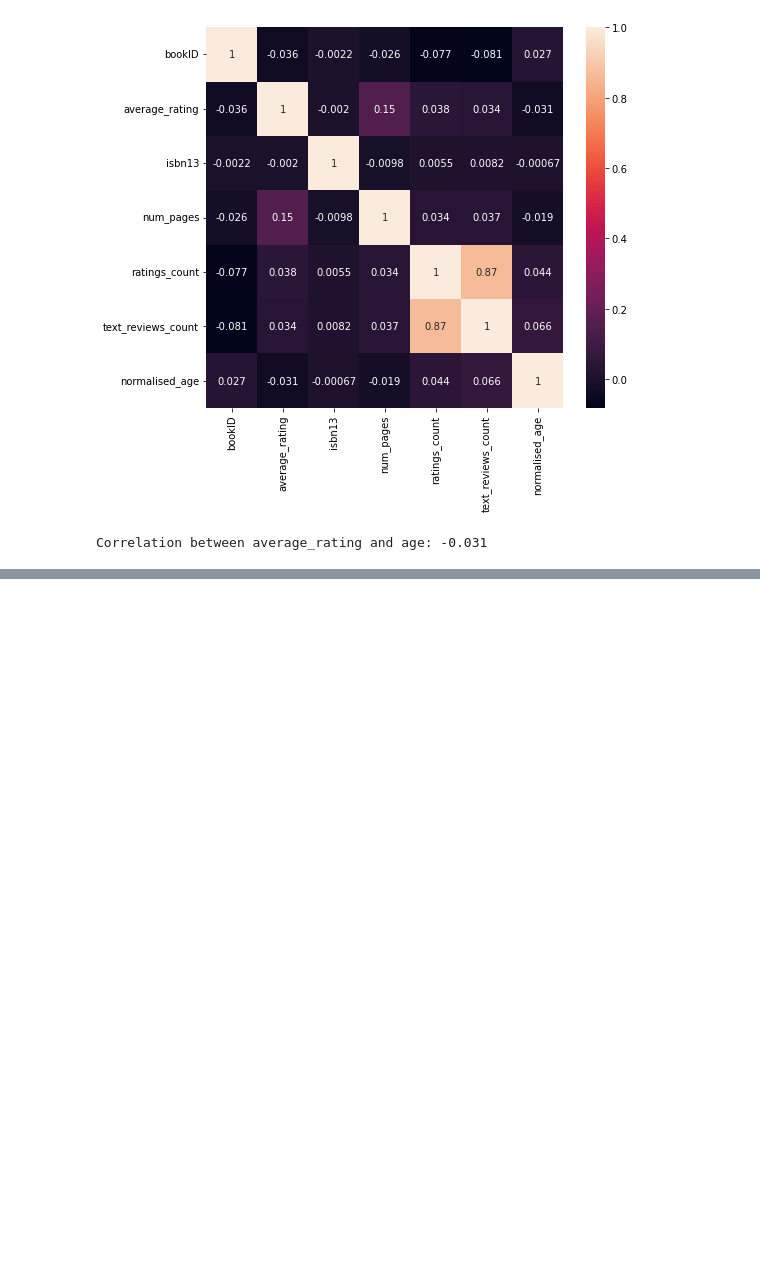
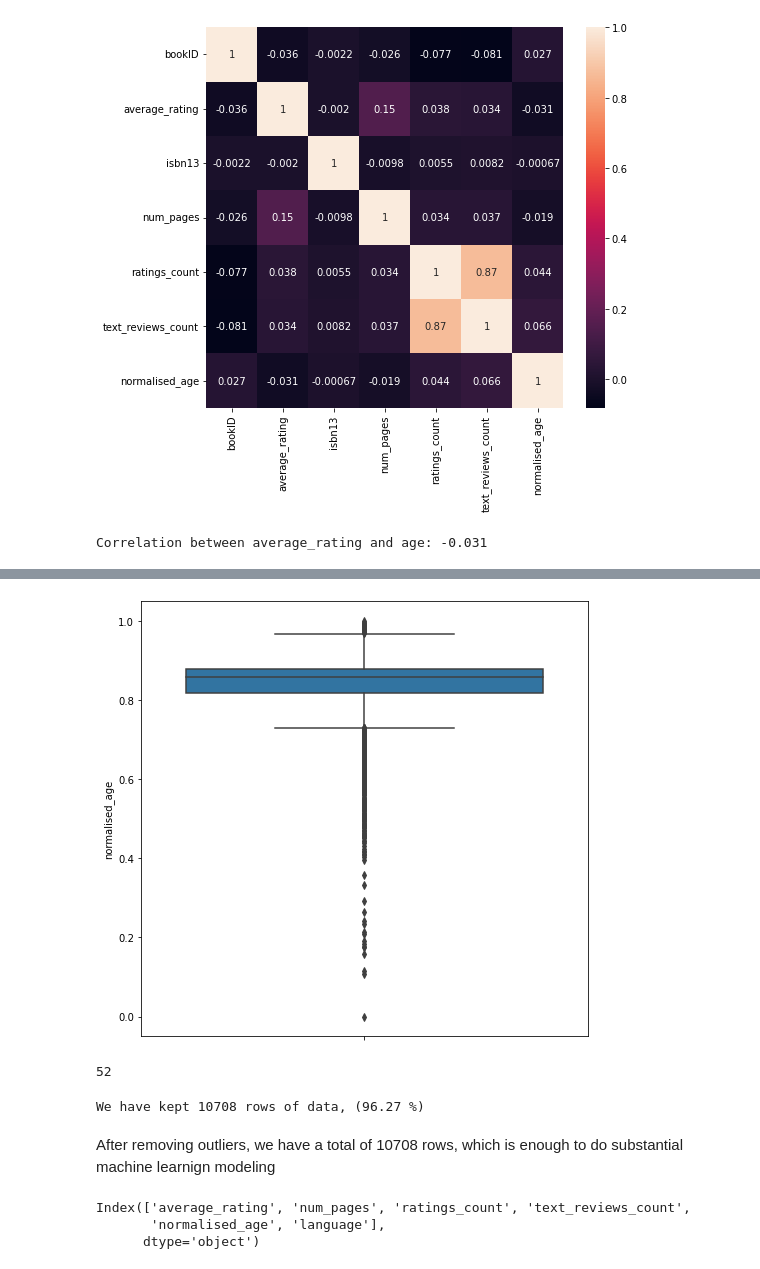
Before and after one commit to Attoumassa/book_rating_prediction_model, a Jupyter notebook: feature_engineering.ipynb, the cells around one changed output, grey strips where cells are left out. Saved outputs shown, nothing was run; the diff lists cells and outputs as text; code cells hidden in the pictures; blank space fills up the shorter version.

```diff
--- a/feature_engineering.ipynb
+++ b/feature_engineering.ipynb
@@ -249,0 +314,10 @@ Correlation between average_rating and language: 0.034
+# %%
+plt.figure(figsize=(8, 8))
+sns.boxplot(y=df['normalised_age'])
+plt.show()
+# %% [output]
+[figure, added]
+# %%
+df[df["normalised_age"] < 0.5].shape[0]
+# %% [output]
+52
@@ -249,0 +326,12 @@ Correlation between average_rating and language: 0.034
+# %%
+print(f"We have kept {df_no_outliers.shape[0]} rows of data, ({round(100 * df_no_outliers.shape[0] / df.shape[0], 2)} %)")
+# %% [output]
+We have kept 10708 rows of data, (96.27 %)
+# %% [markdown]
+After removing outliers, we have a total of 10708 rows, which is enough to do substantial machine learnign modeling
+# %%
+df.columns
+# %% [output]
+Index(['average_rating', 'num_pages', 'ratings_count', 'text_reviews_count',
+       'normalised_age', 'language'],
+      dtype='object')
```
Also changed, not shown: parts of 50 cells of this notebook.
